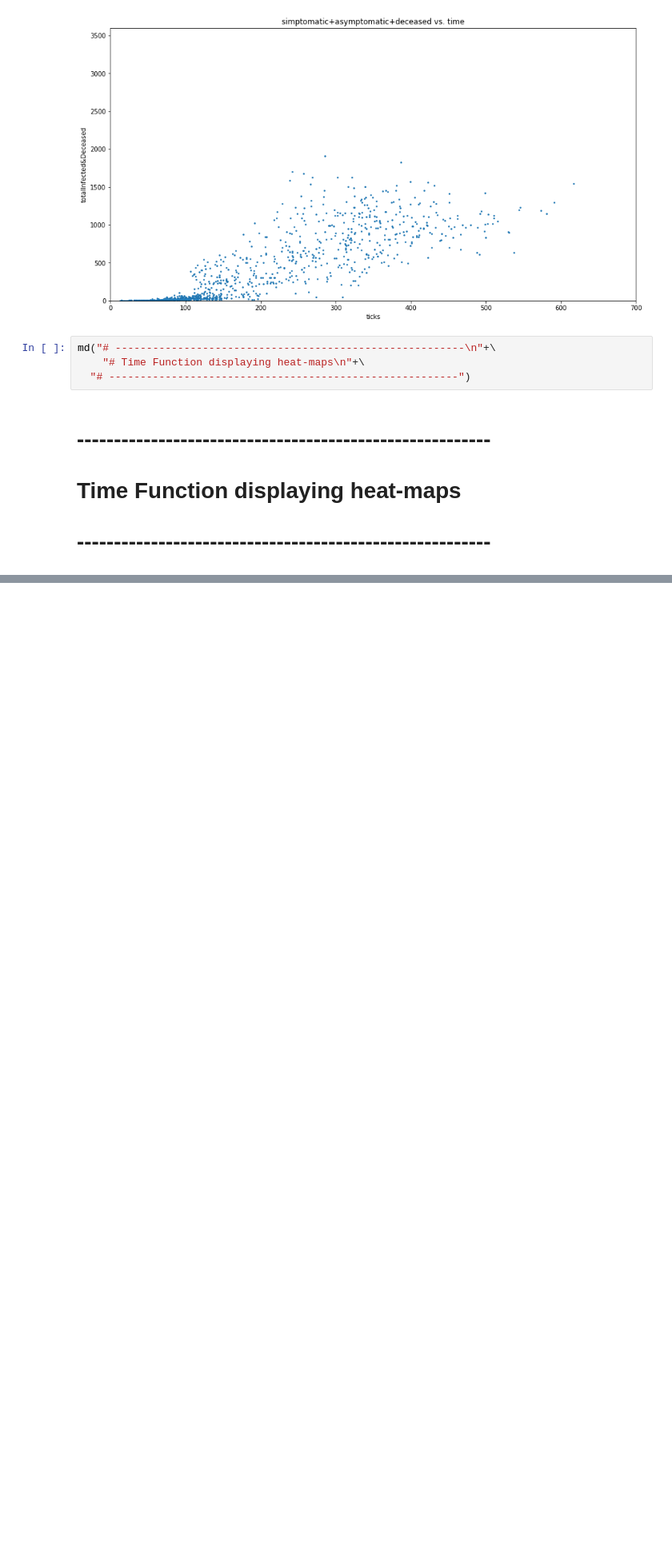
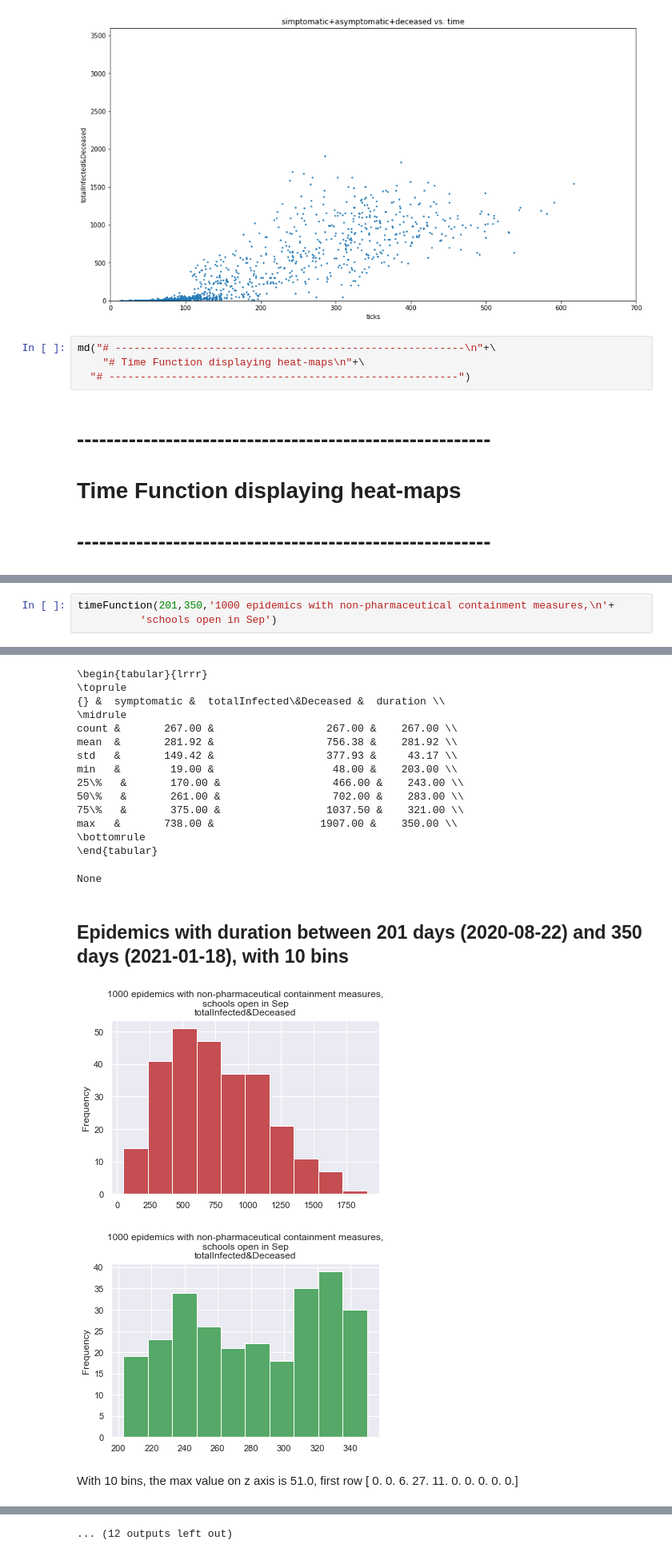
Before and after one commit to terna/readSIsaR_BatchResults, a Jupyter notebook: newTool.ipynb, the cells around one changed output, grey strips where cells are left out. Shown at 80% size. Cells and saved outputs as stored; diff of their text form; blank space fills up the shorter version.

```diff
--- a/newTool.ipynb
+++ b/newTool.ipynb
@@ -661,0 +282,4 @@ plt.show()
+# %%
+timeFunction(201,350,'1000 epidemics with non-pharmaceutical containment measures,\n'+
+          'schools open in Sep')
+# %% [output]
@@ -661,0 +296,19 @@ plt.show()
+\begin{tabular}{lrrr}
+\toprule
+{} &  symptomatic &  totalInfected\&Deceased &  duration \\
+\midrule
+count &       267.00 &                  267.00 &    267.00 \\
+mean  &       281.92 &                  756.38 &    281.92 \\
+std   &       149.42 &                  377.93 &     43.17 \\
+min   &        19.00 &                   48.00 &    203.00 \\
+25\%   &       170.00 &                  466.00 &    243.00 \\
+50\%   &       261.00 &                  702.00 &    283.00 \\
+75\%   &       375.00 &                 1037.50 &    321.00 \\
+max   &       738.00 &                 1907.00 &    350.00 \\
+\bottomrule
+\end{tabular}
+None
+## Epidemics with duration between 201 days (2020-08-22) and 350 days (2021-01-18), with 10 bins
+[figure, added]
+[figure, added]
+With 10 bins, the max value on z axis is 51.0, first row [ 0.  0.  6. 27. 11.  0.  0.  0.  0.  0.]
@@ -661,0 +319 @@ plt.show()
+... (12 outputs left out)
```
Also changed, not shown: parts of 73 cells of this notebook.
